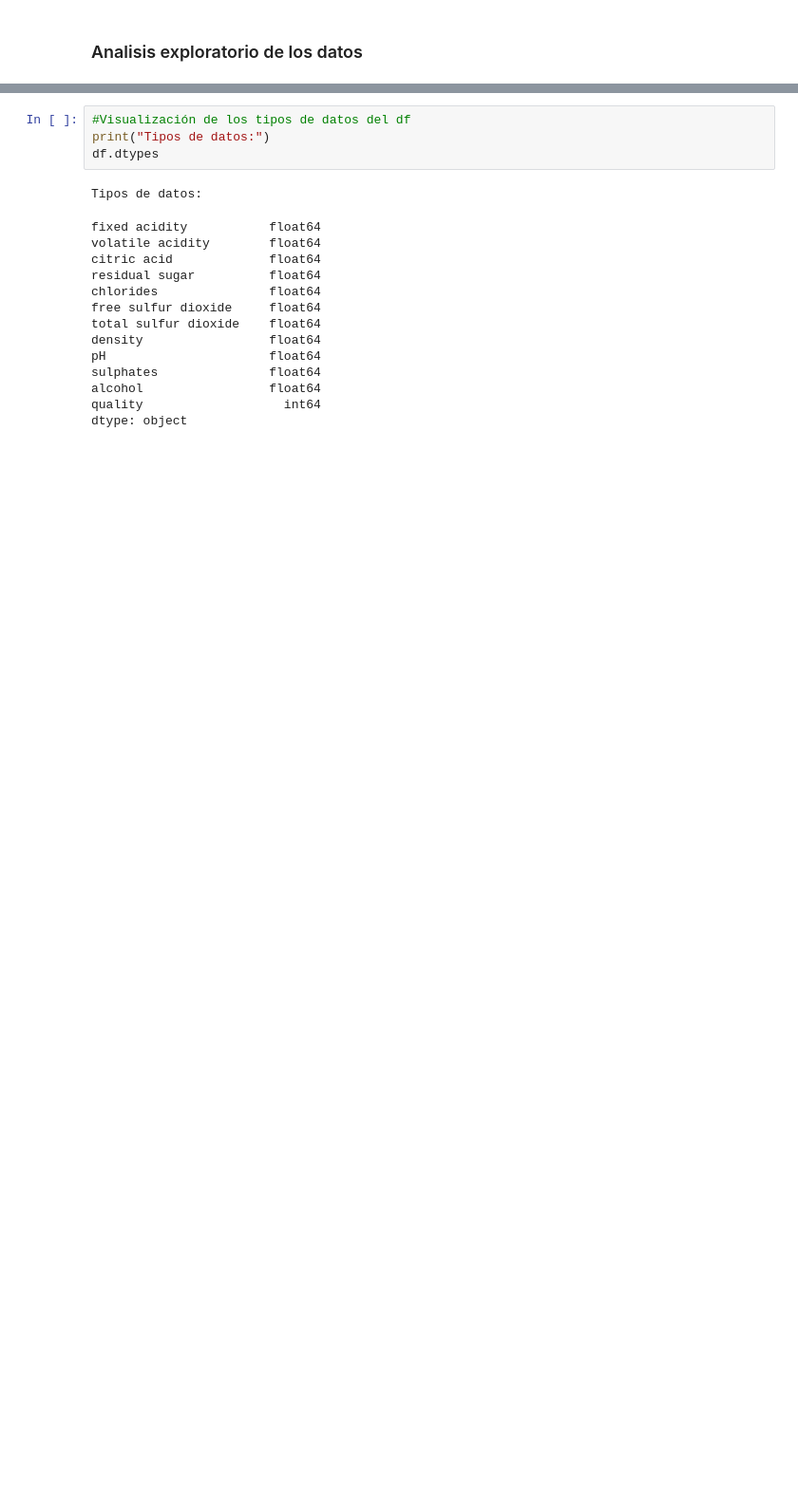
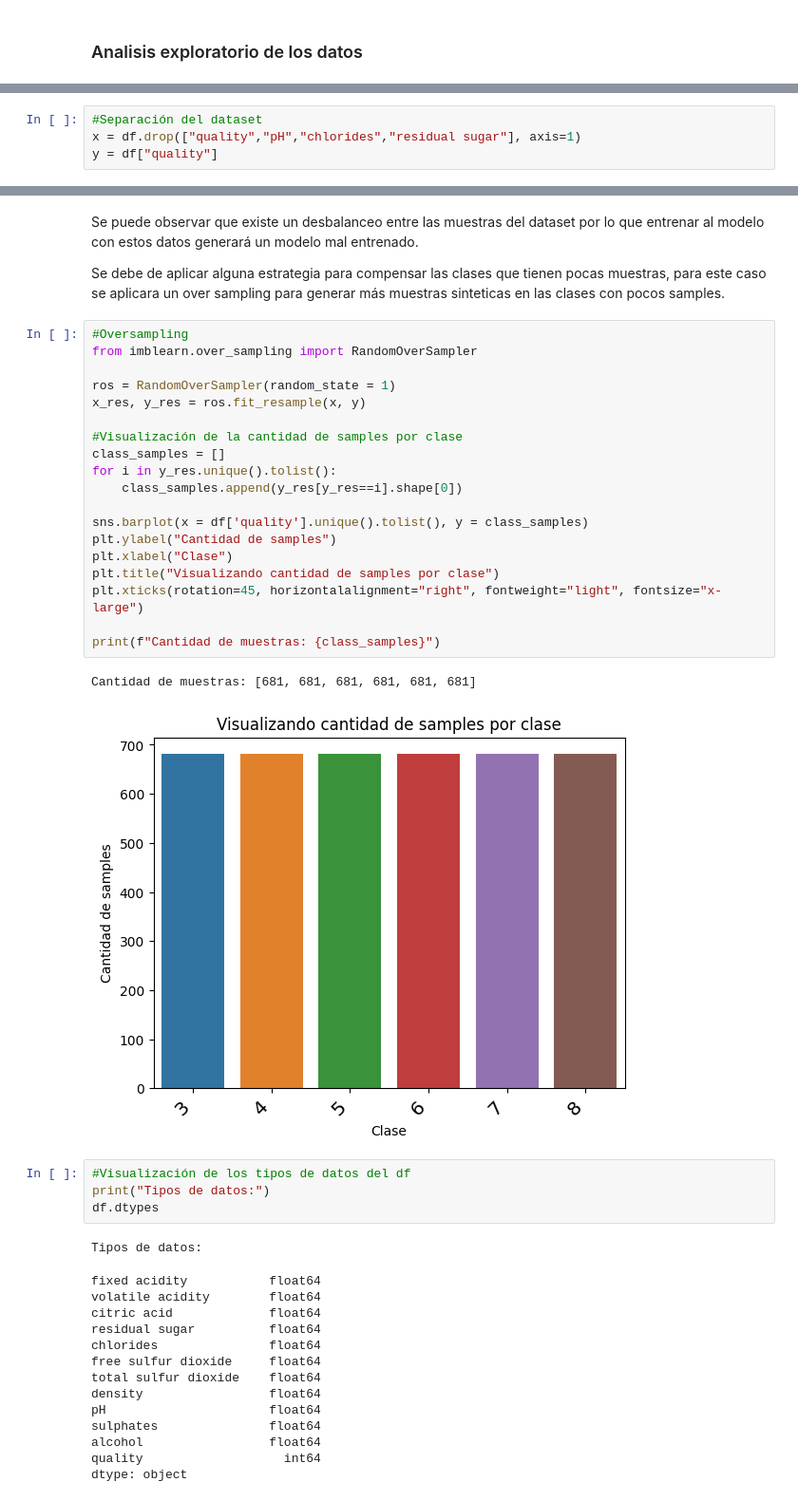
Before and after one commit to kevcangas/wine_classifier, a Jupyter notebook: notebook.ipynb, the cells around one changed output, grey strips where cells are left out. Shown: that part at 95% size. Cells and saved outputs as stored; diff of their text form; blank space fills up the shorter version.

```diff
--- a/notebook.ipynb
+++ b/notebook.ipynb
@@ -51,0 +32,4 @@ Shape de los datos: (1599, 12)
+# %%
+#Separación del dataset
+x = df.drop(["quality","pH","chlorides","residual sugar"], axis=1)
+y = df["quality"]
@@ -52,3 +56,29 @@ Shape de los datos: (1599, 12)
+# %% [markdown]
+Se puede observar que existe un desbalanceo entre las muestras del dataset por lo que entrenar al modelo con estos datos generará un modelo mal entrenado.
+
+Se debe de aplicar alguna estrategia para compensar las clases que tienen pocas muestras, para este caso se aplicara un over sampling para generar más muestras sinteticas en las clases con pocos samples.
+# %%
+#Oversampling
+from imblearn.over_sampling import RandomOverSampler
+
+ros = RandomOverSampler(random_state = 1)
+x_res, y_res = ros.fit_resample(x, y)
+
+#Visualización de la cantidad de samples por clase
+class_samples = []
+for i in y_res.unique().tolist():
+    class_samples.append(y_res[y_res==i].shape[0])
+
+sns.barplot(x = df['quality'].unique().tolist(), y = class_samples)
+plt.ylabel("Cantidad de samples")
+plt.xlabel("Clase")
+plt.title("Visualizando cantidad de samples por clase")
+plt.xticks(rotation=45, horizontalalignment="right", fontweight="light", fontsize="x-large")
+
+print(f"Cantidad de muestras: {class_samples}")
+# %% [output]
+Cantidad de muestras: [681, 681, 681, 681, 681, 681]
+[figure, added]
 # %%
 #Visualización de los tipos de datos del df
 print("Tipos de datos:")
```
Also changed, not shown: parts of 20 cells of this notebook.
